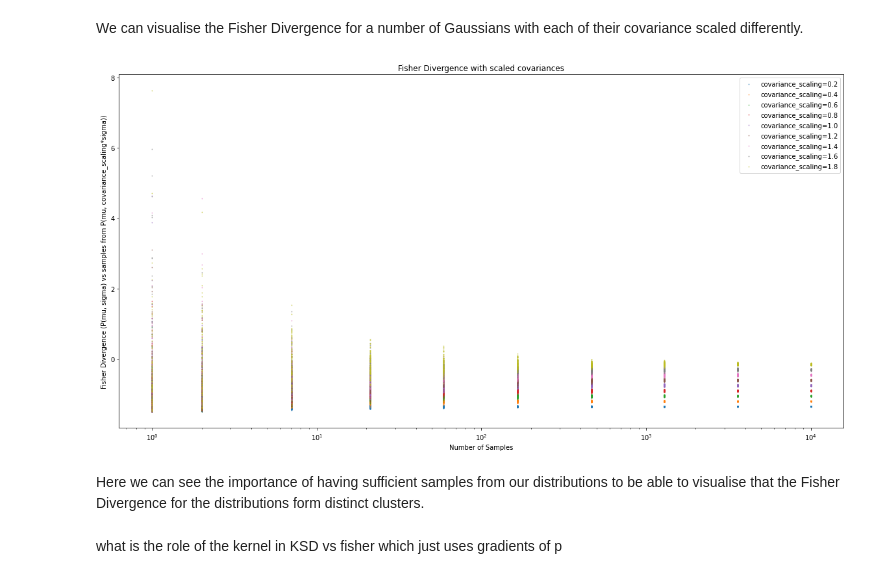
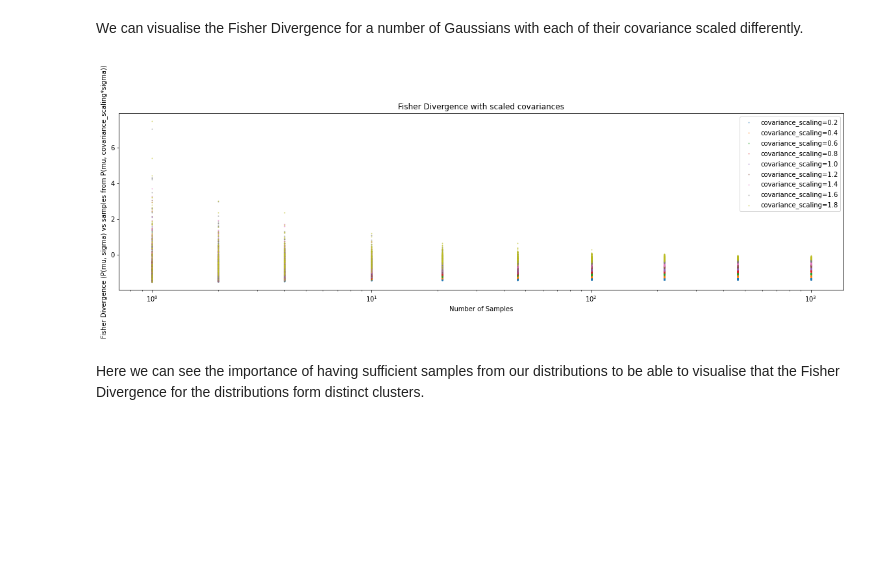
Before and after one commit to jswu18/distribution-discrepancies, a Jupyter notebook: notebooks/4_fisher_divergence.ipynb, the cells around one changed output. Cells and saved outputs as stored; diff of their text form; code cells hidden in the pictures; blank space fills up the shorter version.

```diff
--- a/notebooks/4_fisher_divergence.ipynb
+++ b/notebooks/4_fisher_divergence.ipynb
@@ -146,7 +147,7 @@ ps = [
 ]
 
 n_trials = 100
-n_samples = np.logspace(0, 4, 10).astype(int)
+n_samples = np.logspace(0, 3, 10).astype(int)
 p_samples = []
 for p in ps:
     p_samples.append([p.sample((n_trials, n_sample)) for n_sample in n_samples])
@@ -155,36 +156,34 @@ fisher_vals_p = np.zeros((len(covariance_scalings), n_trials, len(n_samples)))
 
 fisher_divergence = FisherDivergence(p=p_base)
 
 
 for i in range(len(n_samples)):
     for j in range(len(ps)):
         fisher_vals_p[j, :, i] = vmap(
             lambda sample_i: fisher_divergence.compute(sample_i)
         )(p_samples[j][i])
 
 fig = plt.figure()
 fig.set_figwidth(20)
-fig.set_figheight(10)
+fig.set_figheight(5)
 ax = fig.add_subplot(1, 1, 1)
 for i, covariance_scaling in enumerate(covariance_scalings):
     plt.scatter(
         np.repeat(n_samples, n_trials).reshape(-1, n_trials).T.flatten(),
         fisher_vals_p[i, :, :].flatten(),
         s=1,
         alpha=5e-1,
         label=f"{covariance_scaling=}",
     )
 ax.set_xscale("log")
 ax.set_title("Fisher Divergence with scaled covariances")
 ax.set_xlabel("Number of Samples")
 ax.set_ylabel(
     "Fisher Divergence (P(mu, sigma) vs samples from P(mu, covariance_scaling*sigma))"
 )
 plt.legend()
 plt.show()
 # %% [output]
-[figure, old version]
+[figure, new version]
 # %% [markdown]
 Here we can see the importance of having sufficient samples from our distributions to be able to visualise that the Fisher Divergence for the distributions form distinct clusters.
-# %% [markdown]
-what is the role of the kernel in KSD vs fisher which just uses gradients of p
```
Also changed, not shown: parts of 11 cells of this notebook, 2 other files.
